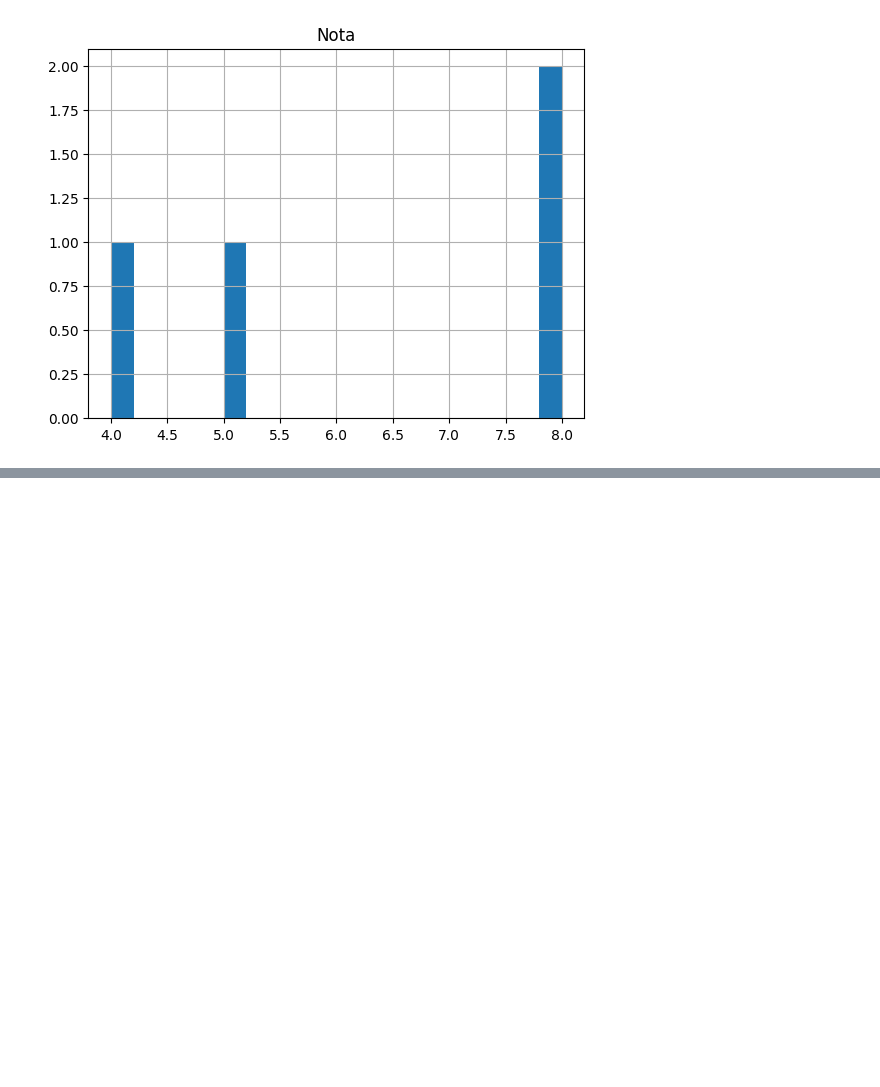
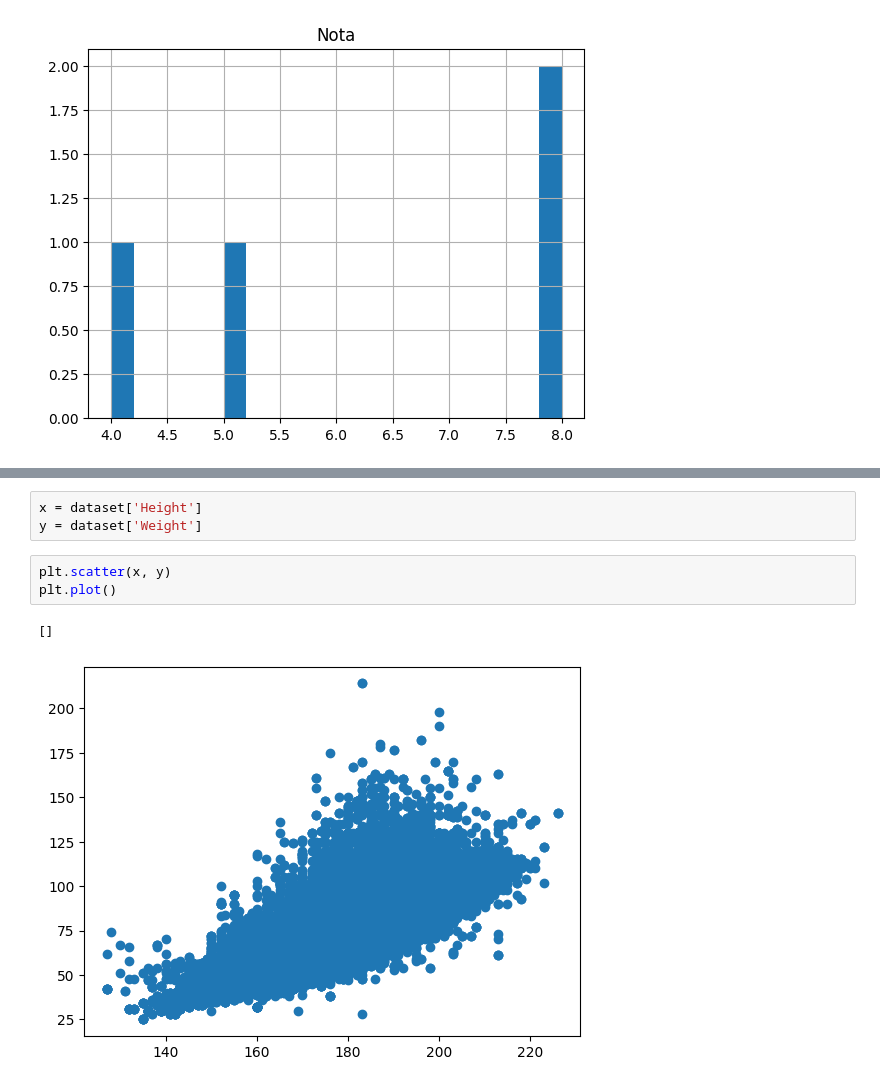
Before and after one commit to pachecowillians/machine-learning, a Jupyter notebook: pandas.ipynb, the cells around one changed output, grey strips where cells are left out. Saved outputs shown, nothing was run; the diff lists cells and outputs as text; blank space fills up the shorter version.

Commit message:
Creating scatter graph

```diff
--- a/pandas.ipynb
+++ b/pandas.ipynb
@@ -104,3 +104,12 @@ dataframe.boxplot(column='Nota')
 # %% [output]
 <Axes: >
 [figure]
+# %%
+x = dataset['Height']
+y = dataset['Weight']
+# %%
+plt.scatter(x, y)
+plt.plot()
+# %% [output]
+[]
+[figure, added]
```
Also changed, not shown: parts of 1 cell of this notebook.
